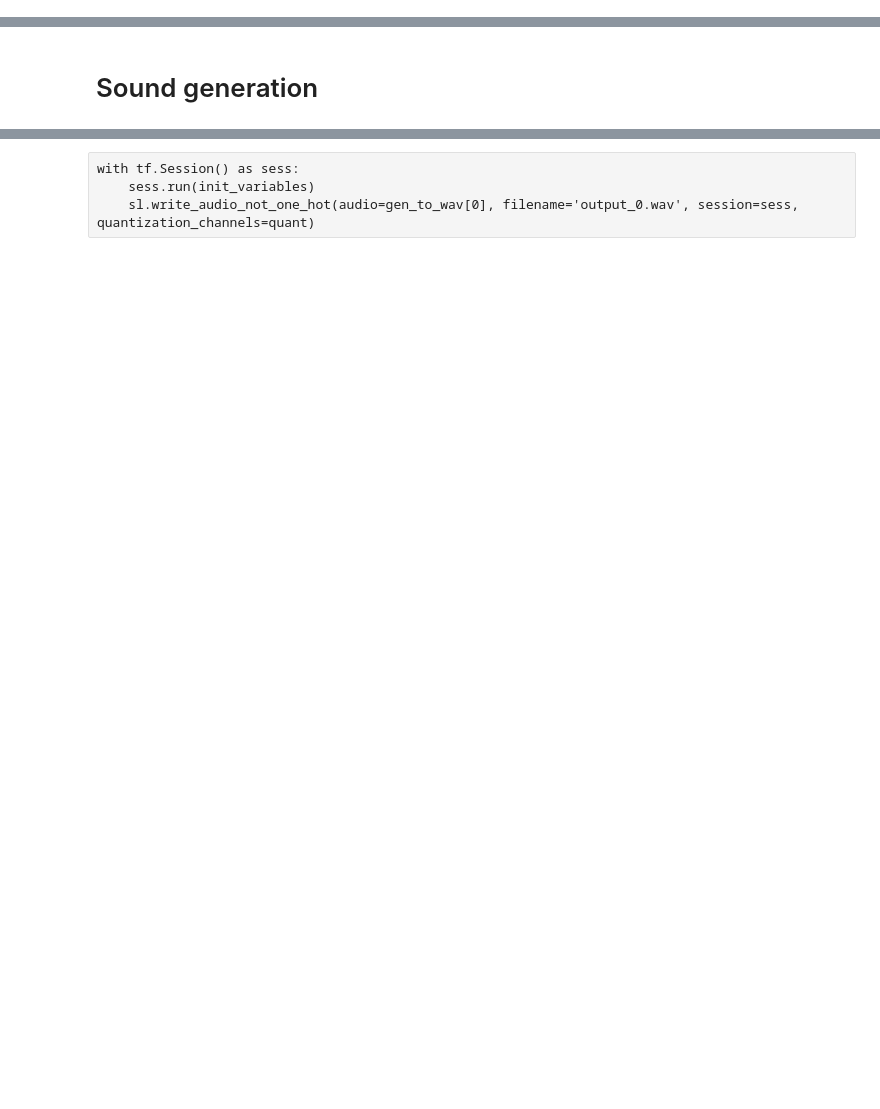
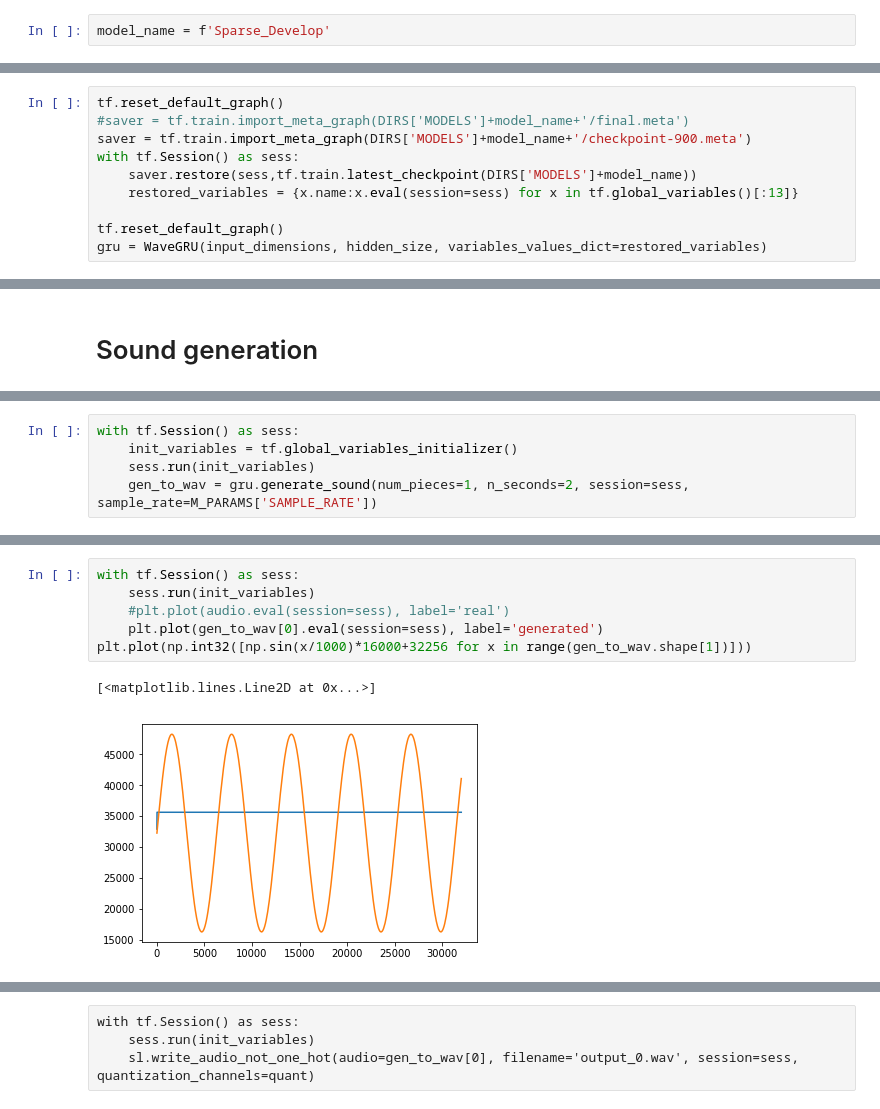
Before and after one commit to EgorDudyrev/Speach_Synthesizer, a Jupyter notebook: notebooks/ed-2019.04.05-Make_Sparse.ipynb, the cells around one changed output, grey strips where cells are left out. Cells and saved outputs as stored; diff of their text form; blank space fills up the shorter version.

```diff
--- a/notebooks/ed-2019.04.05-Make_Sparse.ipynb
+++ b/notebooks/ed-2019.04.05-Make_Sparse.ipynb
@@ -1115,0 +1109,2 @@ gru = WaveGRU(input_dimensions, hidden_size, variables_values_dict=restored_vari
+# %%
+model_name = f'Sparse_Develop'
@@ -1115,0 +1133,10 @@ gru = WaveGRU(input_dimensions, hidden_size, variables_values_dict=restored_vari
+# %%
+tf.reset_default_graph()
+#saver = tf.train.import_meta_graph(DIRS['MODELS']+model_name+'/final.meta')
+saver = tf.train.import_meta_graph(DIRS['MODELS']+model_name+'/checkpoint-900.meta')
+with tf.Session() as sess:
+    saver.restore(sess,tf.train.latest_checkpoint(DIRS['MODELS']+model_name))
+    restored_variables = {x.name:x.eval(session=sess) for x in tf.global_variables()[:13]}
+
+tf.reset_default_graph()
+gru = WaveGRU(input_dimensions, hidden_size, variables_values_dict=restored_variables)
@@ -1152,0 +1149,5 @@ plt.plot(np.int32([np.sin(x/1000)*16000+32256 for x in range(gen_to_wav.shape[1]
+# %%
+with tf.Session() as sess:
+    init_variables = tf.global_variables_initializer()
+    sess.run(init_variables)
+    gen_to_wav = gru.generate_sound(num_pieces=1, n_seconds=2, session=sess, sample_rate=M_PARAMS['SAMPLE_RATE'])
@@ -1152,0 +1156,9 @@ plt.plot(np.int32([np.sin(x/1000)*16000+32256 for x in range(gen_to_wav.shape[1]
+# %%
+with tf.Session() as sess:
+    sess.run(init_variables)
+    #plt.plot(audio.eval(session=sess), label='real')
+    plt.plot(gen_to_wav[0].eval(session=sess), label='generated')
+plt.plot(np.int32([np.sin(x/1000)*16000+32256 for x in range(gen_to_wav.shape[1])]))
+# %% [output]
+[<matplotlib.lines.Line2D at 0x...>]
+[figure, added]
```
Also changed, not shown: parts of 24 cells of this notebook, 10 other files.
